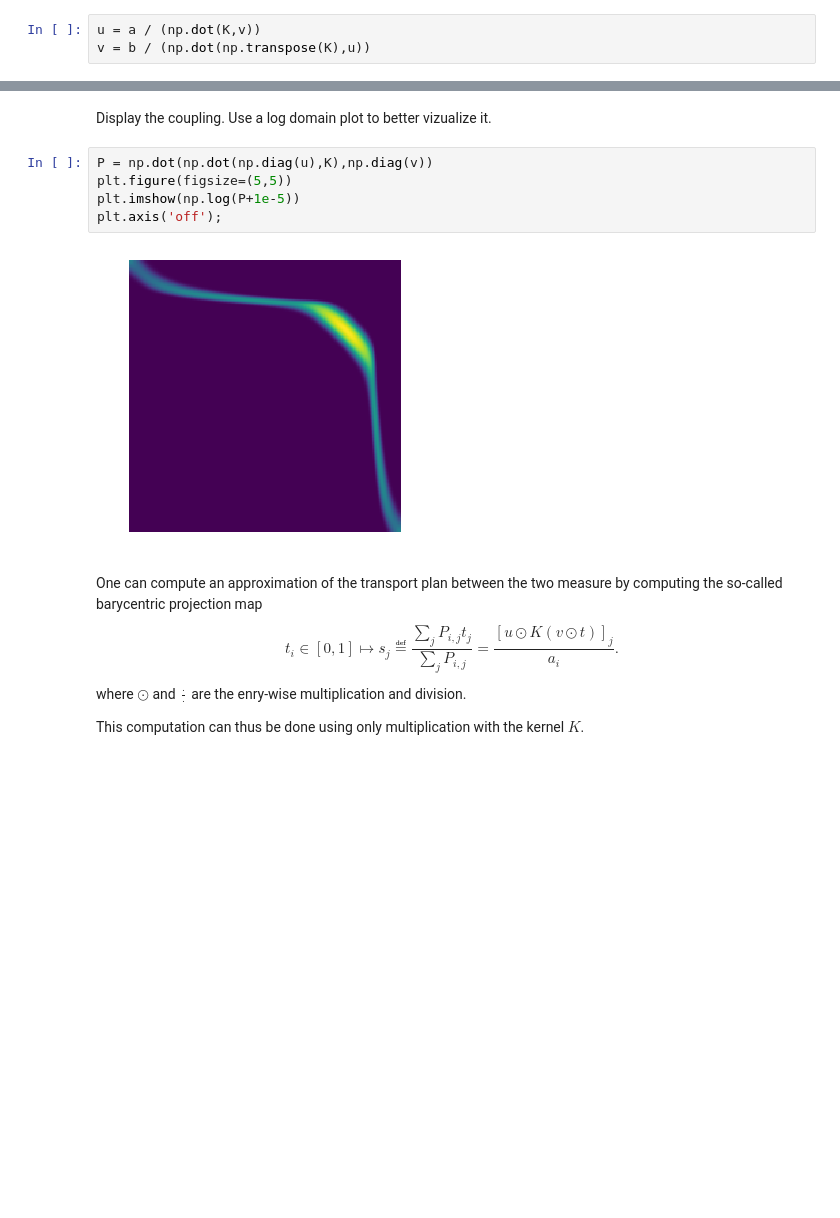
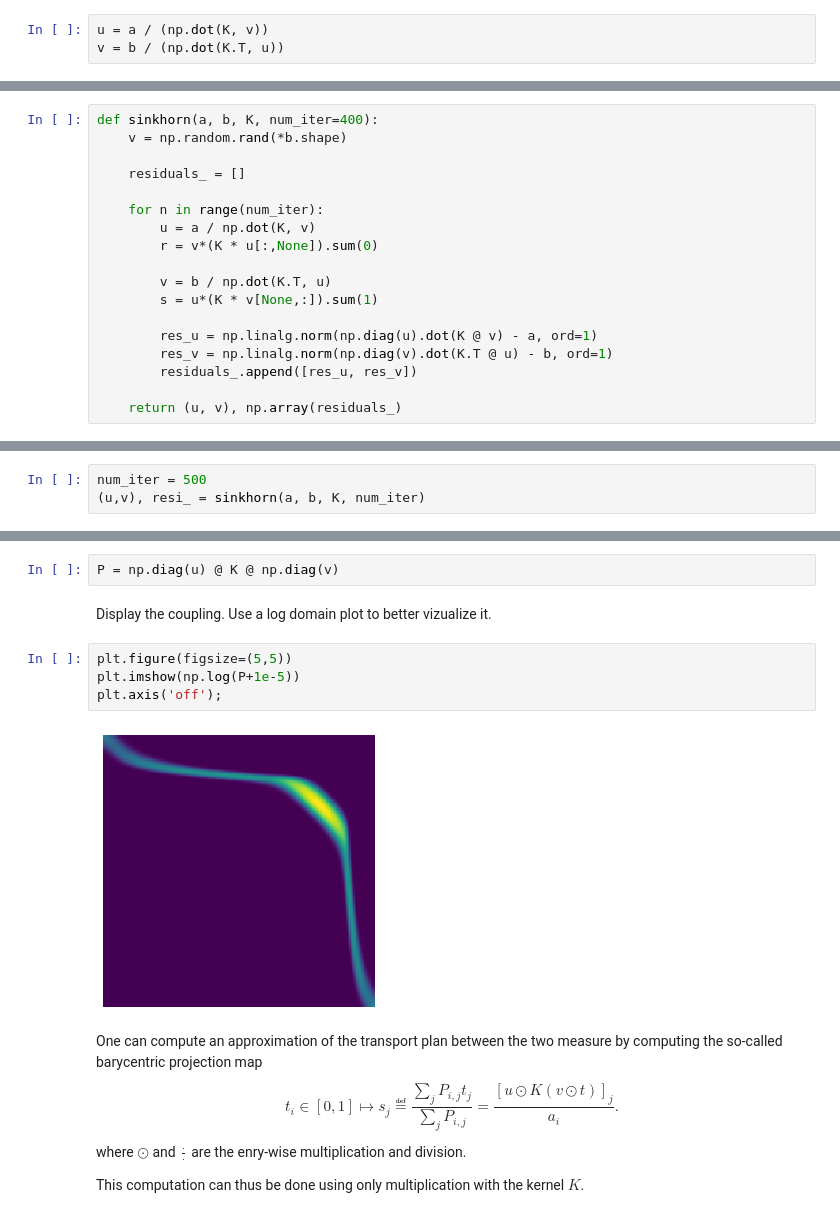
Before and after one commit to ManifoldFR/mva-optimaltransport, a Jupyter notebook: numericaltours/optimaltransp_5_entropic.ipynb, the cells around one changed output, grey strips where cells are left out. Saved outputs shown, nothing was run; the diff lists cells and outputs as text; blank space fills up the shorter version.

```diff
--- a/numericaltours/optimaltransp_5_entropic.ipynb
+++ b/numericaltours/optimaltransp_5_entropic.ipynb
@@ -226,8 +235,8 @@ v = np.ones(N[1])
 # %% [markdown]
 One sinkhorn iterations.
 # %%
-u = a / (np.dot(K,v))
-v = b / (np.dot(np.transpose(K),u))
+u = a / (np.dot(K, v))
+v = b / (np.dot(K.T, u))
 # %% [markdown]
 __Exercise 1__
 
@@ -242,0 +259,18 @@ run -i nt_solutions/optimaltransp_5_entropic/exo1
+# %%
+def sinkhorn(a, b, K, num_iter=400):
+    v = np.random.rand(*b.shape)
+
+    residuals_ = []
+
+    for n in range(num_iter):
+        u = a / np.dot(K, v)
+        r = v*(K * u[:,None]).sum(0)
+
+        v = b / np.dot(K.T, u)
+        s = u*(K * v[None,:]).sum(1)
+
+        res_u = np.linalg.norm(np.diag(u).dot(K @ v) - a, ord=1)
+        res_v = np.linalg.norm(np.diag(v).dot(K.T @ u) - b, ord=1)
+        residuals_.append([res_u, res_v])
+
+    return (u, v), np.array(residuals_)
@@ -365,0 +432,3 @@ run -i nt_solutions/optimaltransp_5_entropic/exo3
+# %%
+num_iter = 500
+(u,v), resi_ = sinkhorn(a, b, K, num_iter)
@@ -366,12 +445,13 @@ run -i nt_solutions/optimaltransp_5_entropic/exo3
+# %%
+P = np.diag(u) @ K @ np.diag(v)
 # %% [markdown]
 Display the coupling. Use a log domain plot to better vizualize it.
 # %%
-P = np.dot(np.dot(np.diag(u),K),np.diag(v))
 plt.figure(figsize=(5,5))
 plt.imshow(np.log(P+1e-5))
 plt.axis('off');
 # %% [output]
-[figure, old version]
+[figure, new version]
 # %% [markdown]
 One can compute an approximation of the transport plan
 between the two measure by computing the so-called barycentric projection map
```
Also changed, not shown: parts of 49 cells of this notebook, 1 other file.
